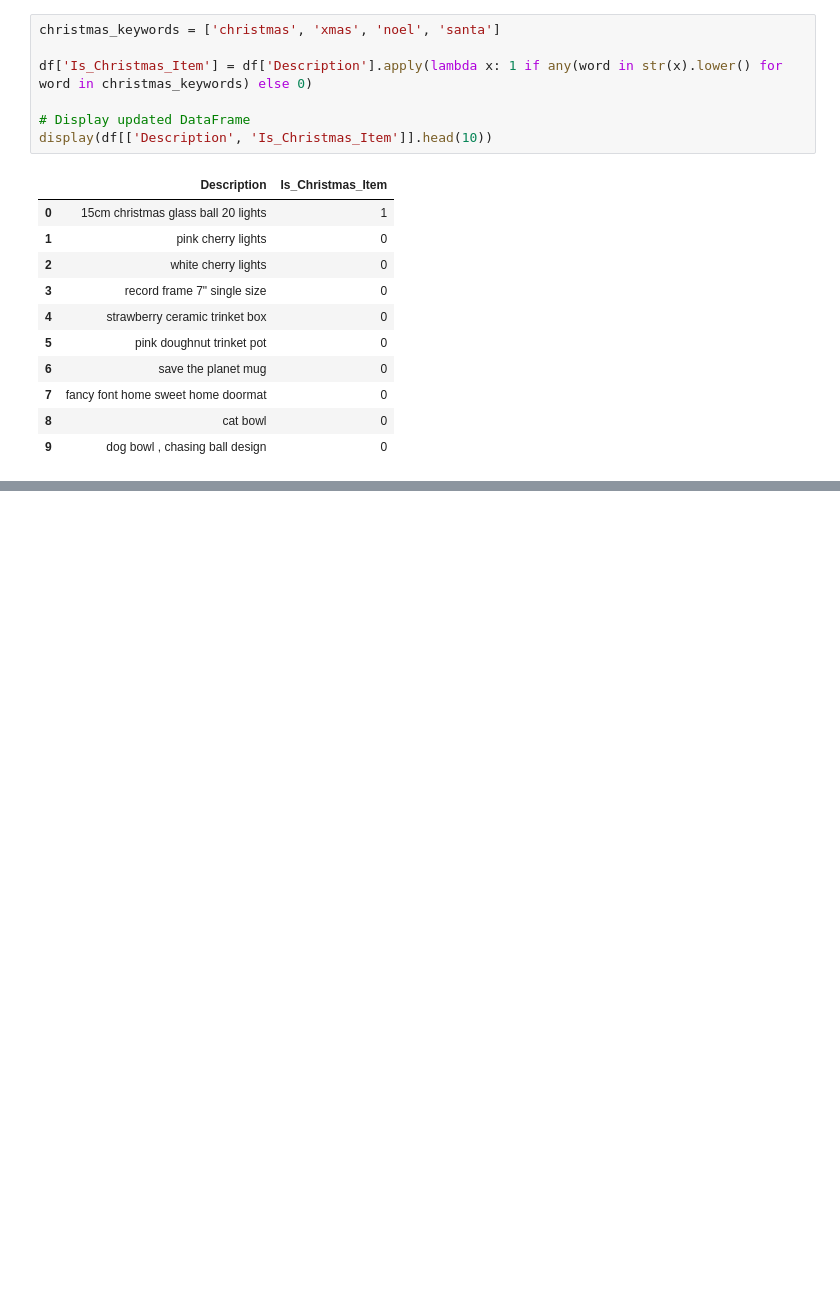
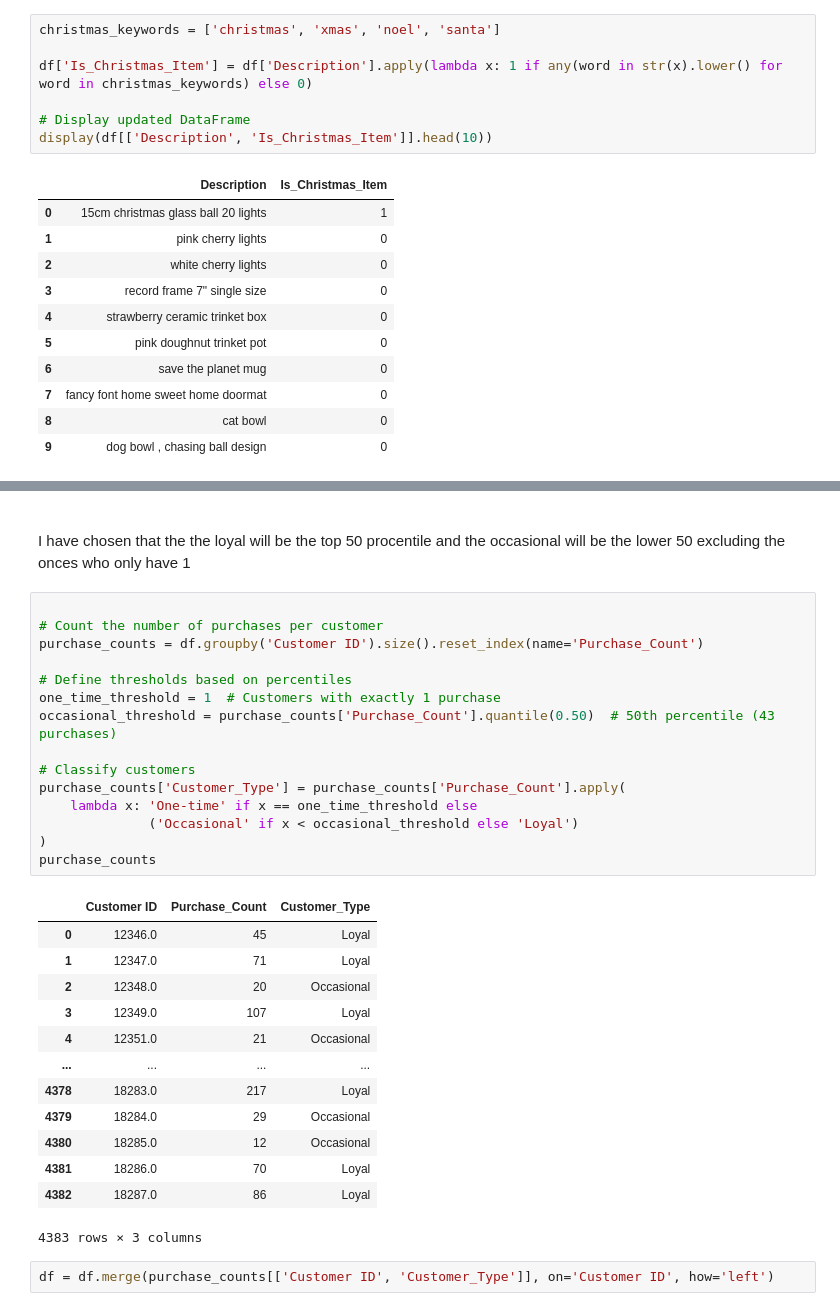
Before and after one commit to jonathanLOlsen/Data-and-things, a Jupyter notebook: 3 Data Engineering/e/DE_Task.ipynb, the cells around one changed output, grey strips where cells are left out. Saved outputs shown, nothing was run; the diff lists cells and outputs as text; blank space fills up the shorter version.

```diff
--- a/3 Data Engineering/e/DE_Task.ipynb
+++ b/3 Data Engineering/e/DE_Task.ipynb
@@ -713,0 +753,33 @@ Total Christmas-themed items: 16052
+# %% [markdown]
+<br>I have chosen that the the loyal will be the top 50 procentile and the occasional will be the lower 50 excluding the onces who only have 1<br/>
+# %%
+
+# Count the number of purchases per customer
+purchase_counts = df.groupby('Customer ID').size().reset_index(name='Purchase_Count')
+
+# Define thresholds based on percentiles
+one_time_threshold = 1  # Customers with exactly 1 purchase
+occasional_threshold = purchase_counts['Purchase_Count'].quantile(0.50)  # 50th percentile (43 purchases)
+
+# Classify customers
+purchase_counts['Customer_Type'] = purchase_counts['Purchase_Count'].apply(
+    lambda x: 'One-time' if x == one_time_threshold else
+              ('Occasional' if x < occasional_threshold else 'Loyal')
+)
+purchase_counts
+# %% [output]
+|  | Customer ID | Purchase_Count | Customer_Type |
+| 0 | 12346.0 | 45 | Loyal |
+| 1 | 12347.0 | 71 | Loyal |
+| 2 | 12348.0 | 20 | Occasional |
+| 3 | 12349.0 | 107 | Loyal |
+| 4 | 12351.0 | 21 | Occasional |
+| ... | ... | ... | ... |
+| 4378 | 18283.0 | 217 | Loyal |
+| 4379 | 18284.0 | 29 | Occasional |
+| 4380 | 18285.0 | 12 | Occasional |
+| 4381 | 18286.0 | 70 | Loyal |
+| 4382 | 18287.0 | 86 | Loyal |
+4383 rows × 3 columns
+# %%
+df = df.merge(purchase_counts[['Customer ID', 'Customer_Type']], on='Customer ID', how='left')
```
Also changed, not shown: parts of 19 cells of this notebook, 9 other files.
